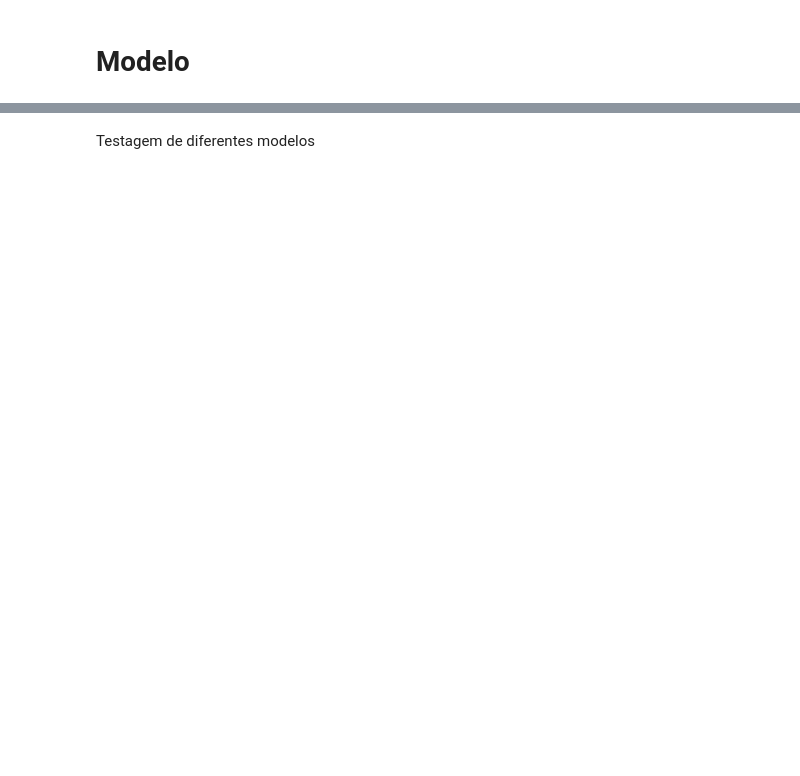
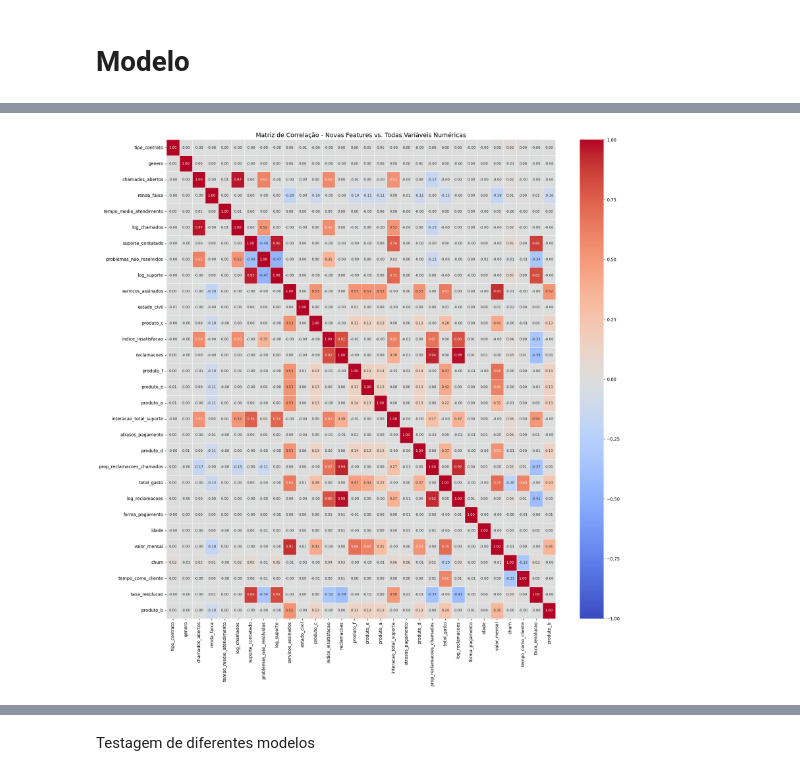
Before and after one commit to yasminminario/case_inteli_academy, a Jupyter notebook: notebook/case.ipynb, the cells around one changed output, grey strips where cells are left out. Drawn from its saved outputs; the diff is of its cells as text; code cells hidden in the pictures; blank space fills up the shorter version.

```diff
--- a/notebook/case.ipynb
+++ b/notebook/case.ipynb
@@ -489,0 +595,80 @@ Engenharia de features
+# %%
+
+
+df_eng = df.copy()
+
+df_eng['prop_reclamacoes_chamados'] = df_eng['reclamacoes'] / df_eng['chamados_abertos'].replace(0, 1)
+
+df_eng['indice_insatisfacao'] = (df_eng['reclamacoes'] * 2 + df_eng['chamados_abertos']) / 3
+
+df_eng['taxa_resolucao'] = df_eng['suporte_contatado'] / (df_eng['reclamacoes'] + 1)  # +1 para evitar divisão por zero
+
+df_eng['interacao_total_suporte'] = df_eng['reclamacoes'] + df_eng['chamados_abertos'] + df_eng['suporte_contatado']
+
+df_eng['problemas_nao_resolvidos'] = df_eng['chamados_abertos'] - df_eng['suporte_contatado']
+df_eng['problemas_nao_resolvidos'] = df_eng['problemas_nao_resolvidos'].apply(lambda x: max(0, x))  # Não pode ser negativo
+
+df_eng['log_reclamacoes'] = np.log1p(df_eng['reclamacoes'])
+df_eng['log_chamados'] = np.log1p(df_eng['chamados_abertos'])
+df_eng['log_suporte'] = np.log1p(df_eng['suporte_contatado'])
+
+if 'tempo_contrato' in df_eng.columns:
+    df_eng['uso_suporte_rel_tempo'] = df_eng['interacao_total_suporte'] / df_eng['tempo_contrato'].replace(0, 1)
+    df_eng['reclamacoes_por_mes'] = df_eng['reclamacoes'] / df_eng['tempo_contrato'].replace(0, 1) * 12
+
+
+features_novas = [
+    'prop_reclamacoes_chamados',
+    'indice_insatisfacao',
+    'taxa_resolucao',
+    'interacao_total_suporte',
+    'problemas_nao_resolvidos',
+    'log_reclamacoes',
+    'log_chamados',
+    'log_suporte'
+]
+
+if 'tempo_contrato' in df_eng.columns:
+    features_novas.extend(['uso_suporte_rel_tempo', 'reclamacoes_por_mes'])
+
+features_para_analise = features_novas + ['churn']
+
+correlacao_com_churn = df_eng[features_para_analise].corr()['churn'].sort_values(ascending=False)
+print("Correlação das novas features com churn:")
+print(correlacao_com_churn)
+print("\n")
+
+colunas_numericas = df_eng.select_dtypes(include=['number']).columns
+correlacao_completa = df_eng[list(set(features_novas + list(colunas_numericas)))].corr()
+
+n_colunas = len(correlacao_completa)
+tamanho_figura = max(16, n_colunas * 0.6)
+
+plt.figure(figsize=(tamanho_figura, tamanho_figura))
+
+sns.heatmap(
+    correlacao_completa,
+    annot=True,
+    cmap='coolwarm',
+    vmin=-1,
+    vmax=1,
+    fmt=".2f",
+    linewidths=0.5,
+    annot_kws={"size": 8 if n_colunas > 15 else 10}
+)
+
+plt.title('Matriz de Correlação - Novas Features vs. Todas Variáveis Numéricas', fontsize=14)
+plt.xticks(rotation=90)
+plt.yticks(rotation=0)
+plt.tight_layout()
+plt.show()
+
+plt.figure(figsize=(12, 6))
+correlacao_ordenada = correlacao_completa['churn'].drop('churn').abs().sort_values(ascending=False).head(10)
+sns.barplot(x=correlacao_ordenada.values, y=correlacao_ordenada.index, palette='viridis')
+plt.title('Top 10 Features Mais Correlacionadas com Churn (valor absoluto)')
+plt.xlabel('Valor Absoluto da Correlação')
+plt.ylabel('Features')
+plt.tight_layout()
+plt.show()
+# %% [output]
@@ -489,0 +686 @@ Engenharia de features
+[figure, added]
```
Also changed, not shown: parts of 40 cells of this notebook, 1 other file.
